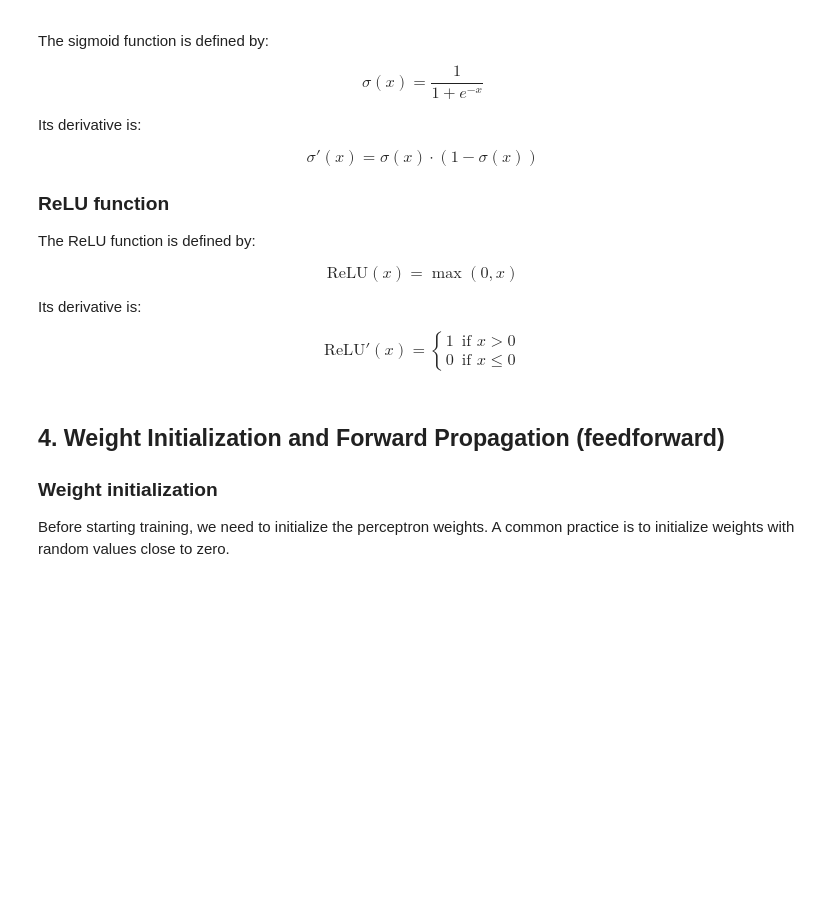
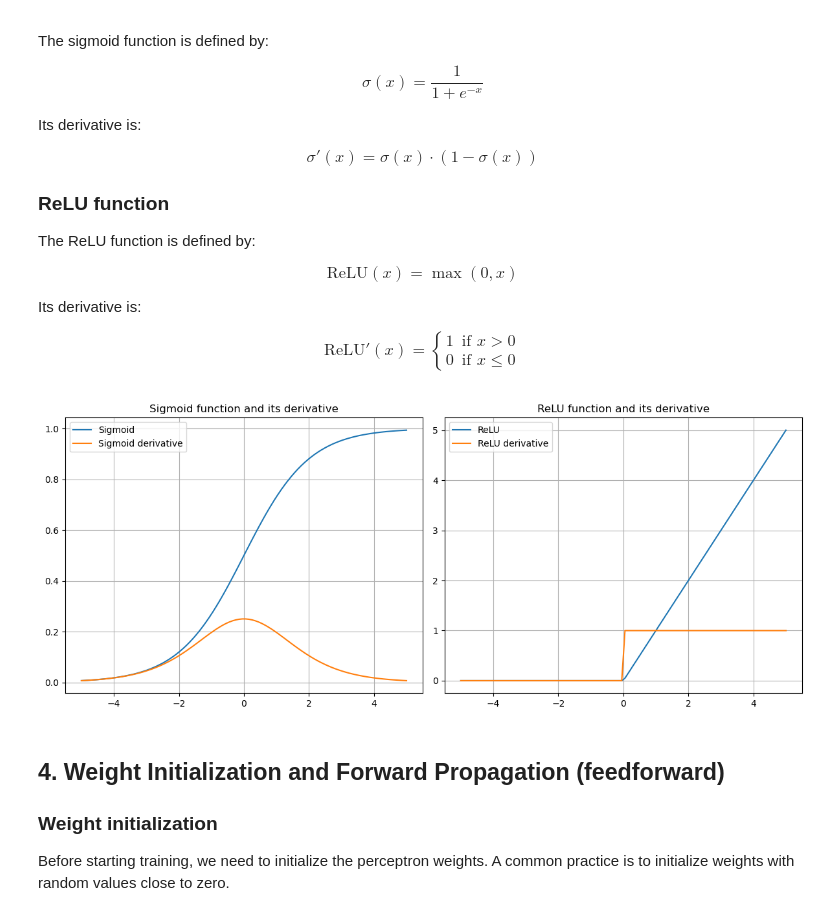
Before and after one commit to dubois-j/CampNum-ML5, a Jupyter notebook: Notebooks/ML5_perceptron_J1.ipynb, the cells around one changed output. Saved outputs shown, nothing was run; the diff lists cells and outputs as text; code cells hidden in the pictures; blank space fills up the shorter version.

```diff
--- a/Notebooks/ML5_perceptron_J1.ipynb
+++ b/Notebooks/ML5_perceptron_J1.ipynb
@@ -161,44 +156,51 @@ $$\text{ReLU}'(x) = \begin{cases}
 def sigmoid(x):
     """Computes the sigmoid function for each element of x"""
     # Your code here
-    raise NotImplementedError
+    res = 1/(1+np.exp(-x))
+    return res
 
 # Derivative of the sigmoid function
 def derivated_sigmoid(x):
     """Computes the derivative of the sigmoid function for each element of x"""
     # Your code here
-    raise NotImplementedError
+    res = sigmoid(x) * (1 - sigmoid(x))
+    return res
+
 # ReLU function
 def relu(x):
     """Computes the ReLU function for each element of x"""
     # Your code here
-    raise NotImplementedError
+    res = np.maximum(0, x)
+    return res
+
 # Derivative of the ReLU function
 def derivated_relu(x):
     """Computes the derivative of the ReLU function for each element of x"""
-    # Your code here
-    raise NotImplementedError
+    res =  np.array([1 if xi>0 else 0 for xi in x])
+    return res
 
 # Visualization of activation functions
 x = np.linspace(-5, 5, 100)
 plt.figure(figsize=(12, 5))
 
 plt.subplot(1, 2, 1)
 plt.plot(x, sigmoid(x), label='Sigmoid')
 plt.plot(x, derivated_sigmoid(x), label='Sigmoid derivative')
 plt.grid(True)
 plt.legend()
 plt.title('Sigmoid function and its derivative')
 
 plt.subplot(1, 2, 2)
 plt.plot(x, relu(x), label='ReLU')
 plt.plot(x, derivated_relu(x), label='ReLU derivative')
 plt.grid(True)
 plt.legend()
 plt.title('ReLU function and its derivative')
 
 plt.tight_layout()
 plt.show()
+# %% [output]
+[figure, added]
 # %% [markdown]
 ## 4. Weight Initialization and Forward Propagation (feedforward)
 
```
Also changed, not shown: parts of 10 cells of this notebook.
